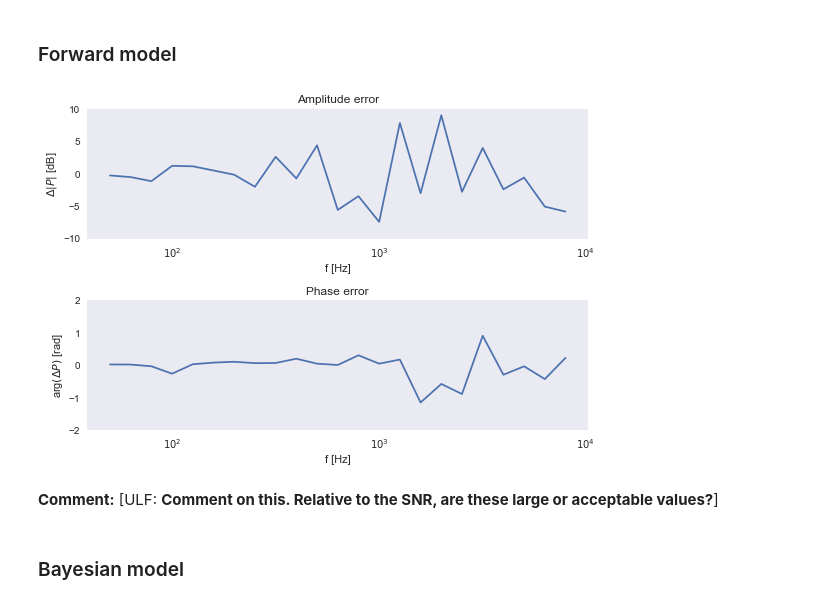
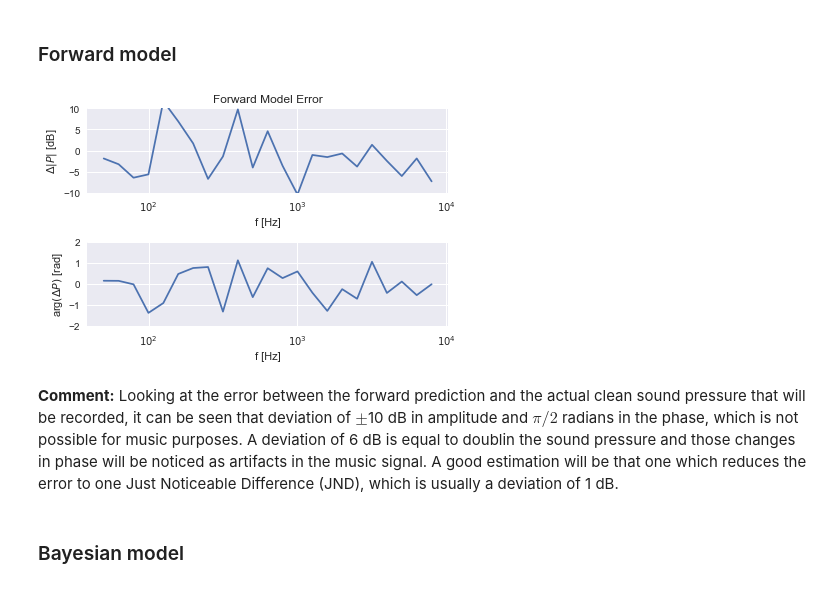
Before and after one commit to ulfaslak/bayesian_data_analysis_2017_project, a Jupyter notebook: acoustic/Plane_Wave_ulf.ipynb, the cells around one changed output. Drawn from its saved outputs; the diff is of its cells as text; code cells hidden in the pictures.

```diff
--- a/acoustic/Plane_Wave_ulf.ipynb
+++ b/acoustic/Plane_Wave_ulf.ipynb
@@ -184,52 +187,45 @@ When passing parameter values through the model we obtain pressure and phase est
 # %%
 # Measured data with errors (Synthetic data)
 Tm = np.random.normal(T, T_dev)
 sm = np.random.normal(s, r_tot)
-sim = [sm[0], -sm[1]]
+sim = [sm[0],-sm[1]]
 rm = np.random.normal(r, r_tot)
-D = len(rm) # Dimensions (2)
-
-# Noisy Results
-r1m = np.linalg.norm(np.subtract(sm, rm))
-r2m = np.linalg.norm(np.subtract(sim, rm))
-cm = 20.05 * np.sqrt(273.15 + Tm)
-km = 2 * math.pi * f / cm
-Zs = 1 + 5.51 * (1000 * f / sigma_mean)**(-0.632) \
-      - 8.42j * (1000 * f / sigma_mean)**(-0.632)
-Rpm = (Zs * np.cos(alpha) - 1) / (Zs * np.cos(alpha) + 1)
-
-# Signal and source responses
-Drm = r2m - r1m
-pt_forward = (H1 + Rpm * H2 * r1 / r2 * np.exp(1j * km * Drm))
-p_diff = pt_clean/pt_forward
-
+alpham = math.pi/2-math.acos(np.abs(rm[0]-sm[0])/r2)
+D = len(rm) # Dimensions
+##
+## Noisy Results
+r1m = np.linalg.norm(np.subtract(sm,rm))
+r2m = np.linalg.norm(np.subtract(sim,rm))
+cm = 20.05*np.sqrt(273.15+Tm)
+km = 2*math.pi*f/cm
+Zs = (1+5.51*(1000*f/sigma_mean)**(-0.632)-8.42j*(1000*f/sigma_mean)**(-0.632))
+Rpm = (Zs*np.cos(alpham)-1)/(Zs*np.cos(alpham)+1)
+## Signal and source responses
+Dr=r2m-r1m
+pt_forward= (H1+Rpm*H2*r1m/r2m*np.exp(1j*km*Dr))
+p_diff_forward = pt_clean/pt_forward
 # Plot
 plt.figure()
-
-plt.subplot(2, 1, 1)
-plt.title("Amplitude error")
-plt.plot(f, 20 * np.log10(abs(p_diff)))
+plt.subplot(2,1,1)
+plt.title('Forward Model Error')
+plt.plot(f,20*np.log10(abs(p_diff_forward)))
 plt.xscale('log')
 plt.xlabel('f [Hz]')
 plt.ylabel(r'$\Delta |P|$ [dB]')
-plt.ylim(-10, 10)
-plt.grid()
+plt.ylim(-10,10)
 
-plt.subplot(2, 1, 2)
-plt.title("Phase error")
-plt.plot(f, np.angle(p_diff))
+plt.subplot(2,1,2)
+plt.plot(f,np.angle(p_diff_forward))
 plt.xscale('log')
 plt.xlabel('f [Hz]')
 plt.ylabel(r'arg$(\Delta P)$ [rad]')
-plt.grid()
-plt.ylim(-2, 2)
 
+plt.ylim(-2,2)
 plt.tight_layout()
-plt.show()
 # %% [output]
-[figure, old version]
+[figure, new version]
-# %% [markdown]
-**Comment:** [ULF: **Comment on this. Relative to the SNR, are these large or acceptable values?**]
+# %% [markdown]
+**Comment:** Looking at the error between the forward prediction and the actual clean sound pressure that will be recorded, it can be seen that deviation of $\pm$10 dB in amplitude and $\pi/2$ radians in the phase, which is not possible for music purposes. A deviation of 6 dB is equal to doublin the sound pressure and those changes in phase will be noticed as artifacts in the music signal. A good estimation will be that one which reduces the error to one Just Noticeable Difference (JND), which is usually a deviation of 1 dB.
 # %% [markdown]
 ### Bayesian model
 # %% [markdown]
```
Also changed, not shown: parts of 41 cells of this notebook.
